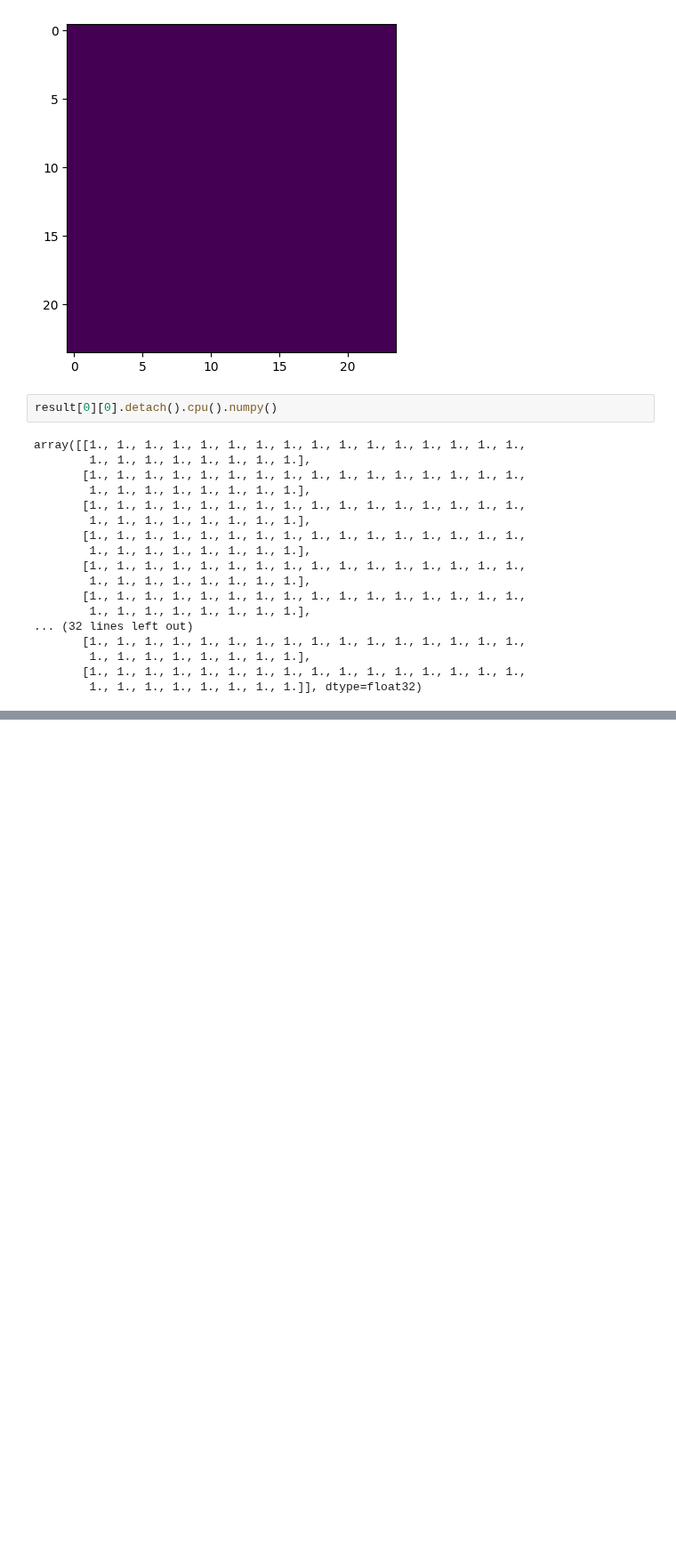
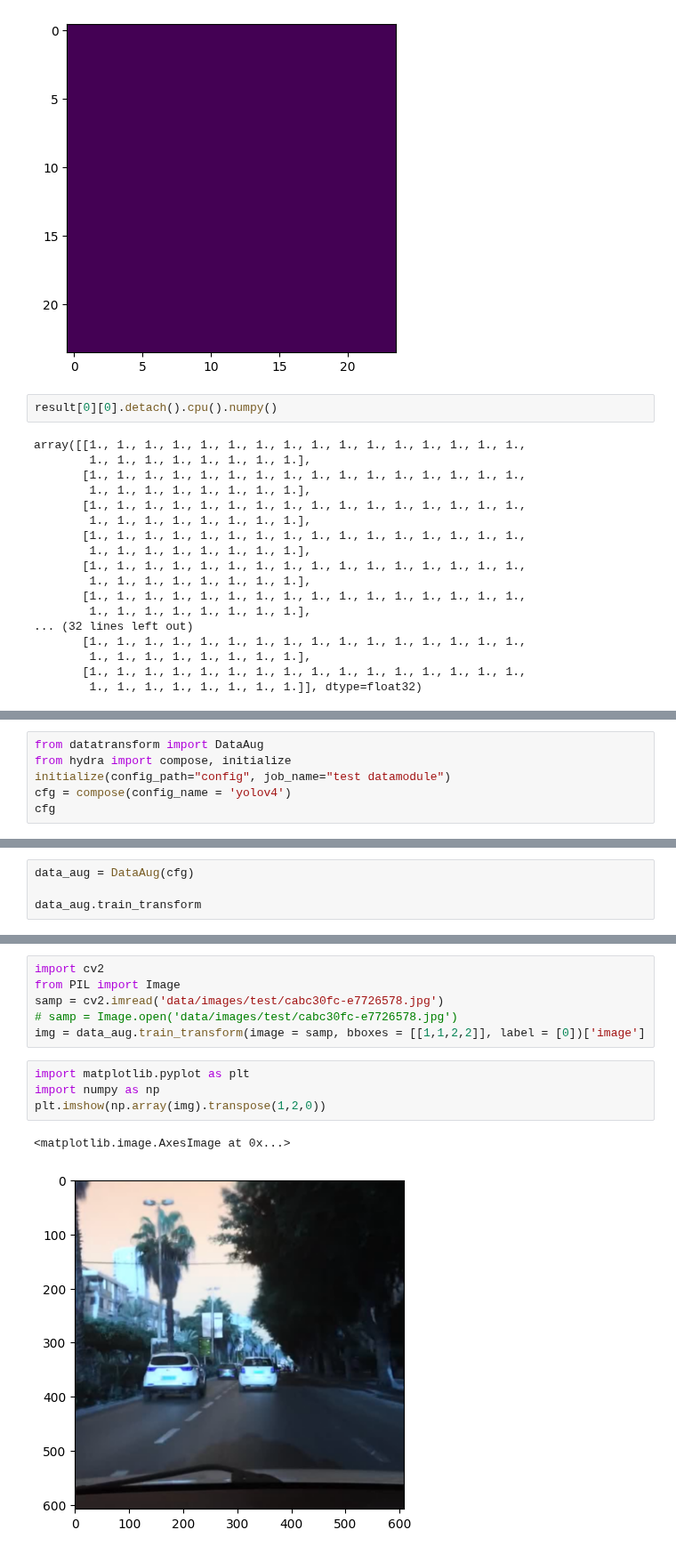
Before and after one commit to watanka/OBJECT_DETECTION, a Jupyter notebook: YOLOv4.ipynb, the cells around one changed output, grey strips where cells are left out. Shown at 89% size. Cells and saved outputs as stored; diff of their text form; blank space fills up the shorter version.

Commit message:
config

```diff
--- a/YOLOv4.ipynb
+++ b/YOLOv4.ipynb
@@ -719,0 +766,6 @@ array([[1., 1., 1., 1., 1., 1., 1., 1., 1., 1., 1., 1., 1., 1., 1., 1.,
+# %%
+from datatransform import DataAug
+from hydra import compose, initialize
+initialize(config_path="config", job_name="test datamodule")
+cfg = compose(config_name = 'yolov4')
+cfg
@@ -719,0 +778,4 @@ array([[1., 1., 1., 1., 1., 1., 1., 1., 1., 1., 1., 1., 1., 1., 1., 1.,
+# %%
+data_aug = DataAug(cfg)
+
+data_aug.train_transform
@@ -719,0 +793,13 @@ array([[1., 1., 1., 1., 1., 1., 1., 1., 1., 1., 1., 1., 1., 1., 1., 1.,
+# %%
+import cv2
+from PIL import Image
+samp = cv2.imread('data/images/test/cabc30fc-e7726578.jpg')
+# samp = Image.open('data/images/test/cabc30fc-e7726578.jpg')
+img = data_aug.train_transform(image = samp, bboxes = [[1,1,2,2]], label = [0])['image']
+# %%
+import matplotlib.pyplot as plt
+import numpy as np
+plt.imshow(np.array(img).transpose(1,2,0))
+# %% [output]
+<matplotlib.image.AxesImage at 0x...>
+[figure, added]
```
Also changed, not shown: parts of 13 cells of this notebook, 2 other files.
